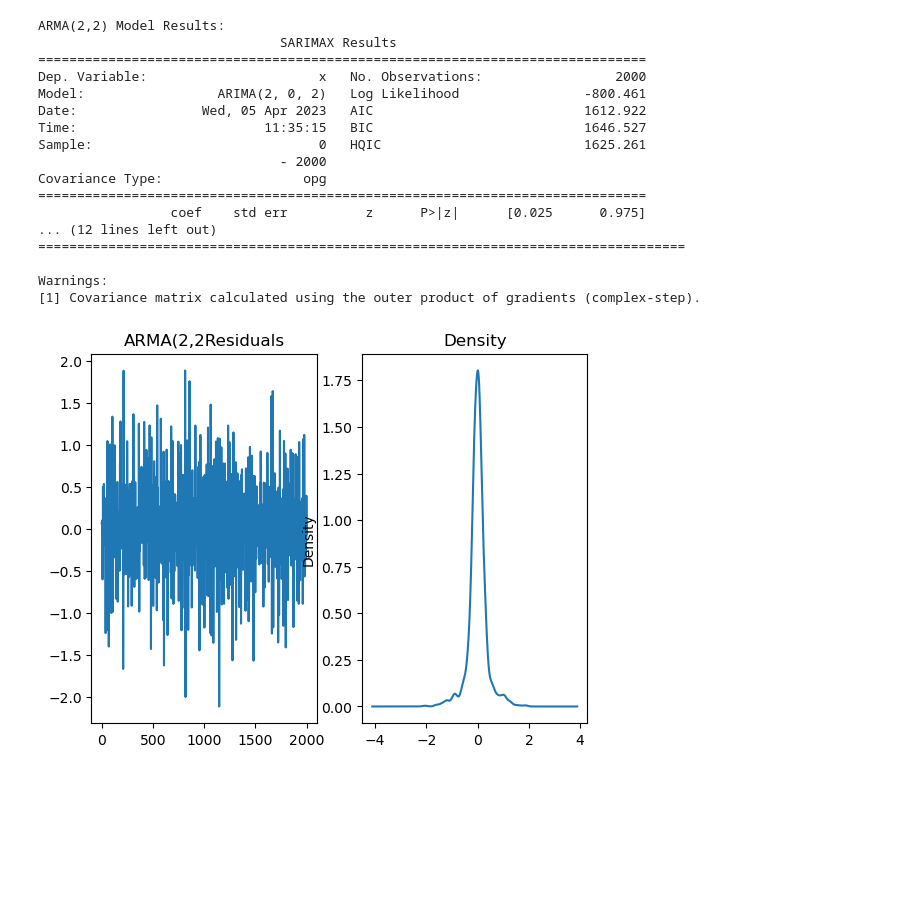
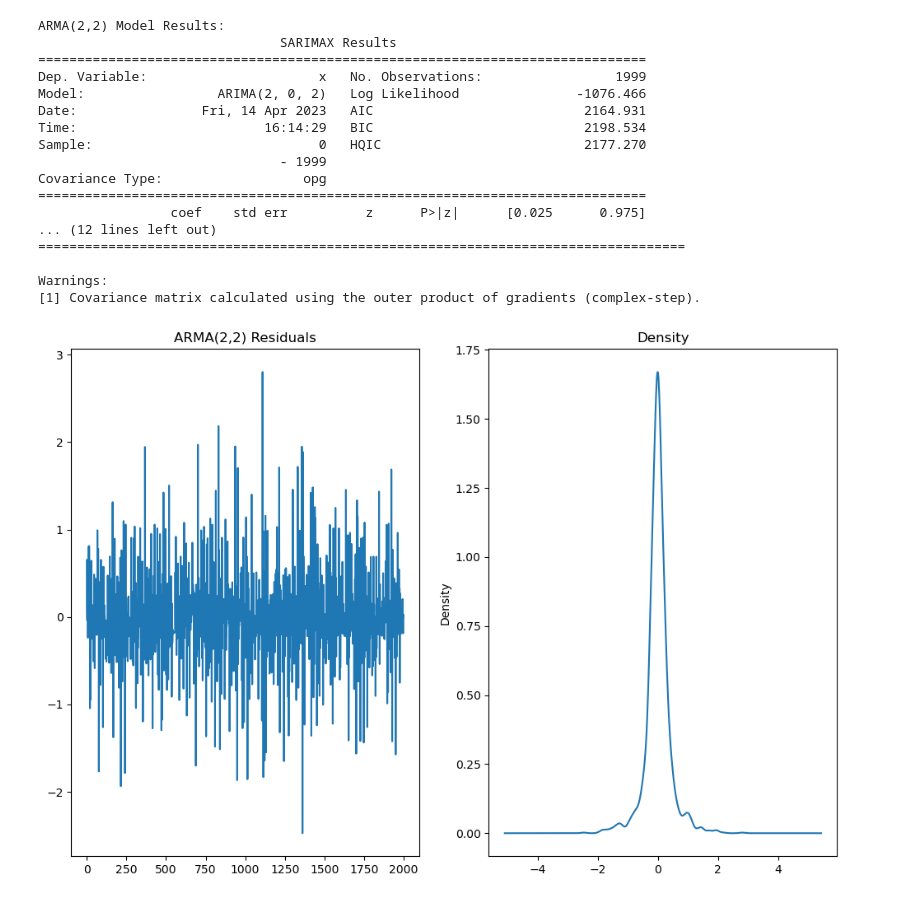
Before and after one commit to Boa-Snake-Robot/Magnetic-Noise-Compensation, a Jupyter notebook: ARMA.ipynb, the cells around one changed output. Saved outputs shown, nothing was run; the diff lists cells and outputs as text; code cells hidden in the pictures; blank space fills up the shorter version.

```diff
--- a/ARMA.ipynb
+++ b/ARMA.ipynb
@@ -91,0 +28,18 @@ See the caveats in the documentation: https://pandas.pydata.org/pandas-docs/stab
+# %%
+# Read in the CSV file containing magnetometer data
+#data = pd.read_csv('test.txt', header=None, names=['x', 'y', 'z', 'time'])
+
+data = pd.read_csv("Plotting\\TestingData\\withpower.csv", sep = ', ', header=0)
+#timestamps = pd.read_csv('newtest//oneSetTimestamps.csv')
+
+plot_xyz_timeseries(data['time'], data, 'Magnetometer Reading', 'Available magentometer time series data test.txt')
+
+data = zero_mean_df(data, exlude_time = True)
+plot_xyz_timeseries(data['time'], data, 'Magnetometer Readings', 'zero meaned')
+
+#Devide timeseries into traning, test and validation set
+n = len(data.index)
+n_train = n_test = n_val = n//3
+data_train = data.iloc[0 : n_train]
+data_test = data.iloc[n_train + 1 : n_train + n_test]
+data_val = data.iloc[n_train + n_test + 1 :]
@@ -150,37 +107,37 @@ print(order_df.sort_values('BIC'))
 # %%
 #Plot the best fitted ARMA model
-p = 2
-q = 2
-arma_model = ARIMA(data_train['x'], order=(p,0,q))
-arma10 = arma_model.fit()
+p_best_aic = 2
+q_best_aic = 2
+arma_model = ARIMA(data_train['x'], order=(p_best_aic,0,q_best_aic))
+arma_best_AIC = arma_model.fit()
 
 # Print the model summary
-print(f'ARMA({p},{q}) Model Results:\n{arma10.summary()}\n')
+print(f'ARMA({p},{q}) Model Results:\n{arma_best_AIC.summary()}\n')
 
 # Plot the model residuals
-residuals11 = arma10.resid[1:]
+residuals11 = arma_best_AIC.resid[1:]
 fig, ax = plt.subplots(1,2)
-residuals11.plot(title=f'ARMA({p},{q}Residuals', ax=ax[0])
-residuals11.plot(title='Density', kind='kde', ax=ax[1])
+residuals11.plot(title=f'ARMA({p_best_aic},{q_best_aic}) Residuals', ax=ax[0], figsize=(12, 8))
+residuals11.plot(title='Density', kind='kde', ax=ax[1], figsize=(12, 8))
 plt.show()
 # %% [output]
 ARMA(2,2) Model Results:
                                SARIMAX Results
 ==============================================================================
-Dep. Variable:                      x   No. Observations:                 2000
-Model:                 ARIMA(2, 0, 2)   Log Likelihood                -800.461
-Date:                Wed, 05 Apr 2023   AIC                           1612.922
-Time:                        11:35:15   BIC                           1646.527
-Sample:                             0   HQIC                          1625.261
-                               - 2000
+Dep. Variable:                      x   No. Observations:                 1999
+Model:                 ARIMA(2, 0, 2)   Log Likelihood               -1076.466
+Date:                Fri, 14 Apr 2023   AIC                           2164.931
+Time:                        16:14:29   BIC                           2198.534
+Sample:                             0   HQIC                          2177.270
+                               - 1999
 Covariance Type:                  opg
 ==============================================================================
                  coef    std err          z      P>|z|      [0.025      0.975]
 ... (12 lines left out)
 ===================================================================================
 
 Warnings:
 [1] Covariance matrix calculated using the outer product of gradients (complex-step).
-[figure, old version]
+[figure, new version]
 # %%
 #Plot the best fitted ARMA model
```
Also changed, not shown: parts of 9 cells of this notebook, 5 other files.
